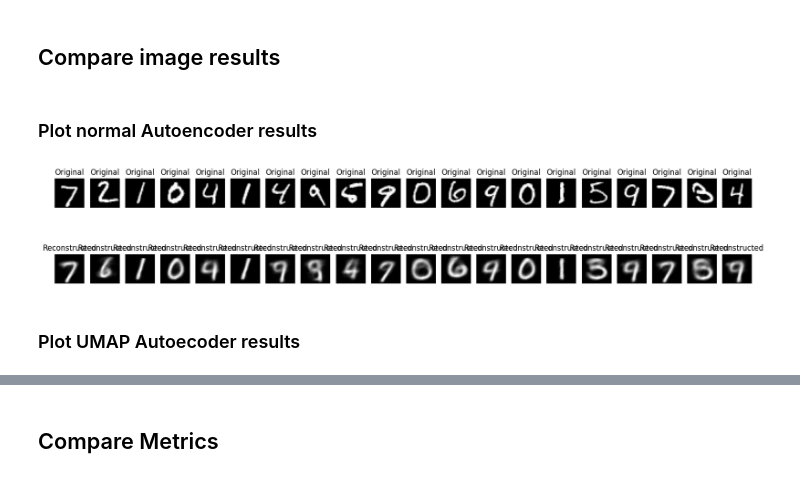
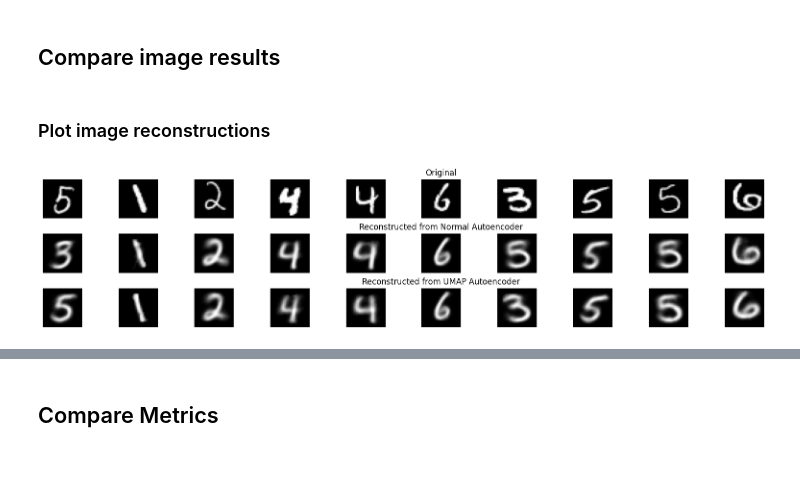
Before and after one commit to adrianlopezlanchares/umap-autoencoder, a Jupyter notebook: notebooks/umap-autoencoder-mnist.ipynb, the cells around one changed output, grey strips where cells are left out. Drawn from its saved outputs; the diff is of its cells as text; code cells hidden in the pictures.

Commit message:
improve notebook structure and test speeds

```diff
--- a/notebooks/umap-autoencoder-mnist.ipynb
+++ b/notebooks/umap-autoencoder-mnist.ipynb
@@ -184,31 +201,42 @@ Training complete.
 # %% [markdown]
 ## Compare image results
 # %% [markdown]
-### Plot normal Autoencoder results
+### Plot image reconstructions
 # %%
 # Plot example image and reconstructions
 normal_autoencoder.eval()
+umap_autoencoder.eval()
 with torch.no_grad():
     sample_images, _ = next(iter(flat_test_loader))
     sample_images = sample_images.to(device).float()
-    reconstructed = normal_autoencoder(sample_images).cpu().numpy()
+
+    normal_autoencoder_reconstructed = normal_autoencoder(sample_images).cpu().numpy()
+    umap_autoencoder_reconstructed = umap_autoencoder(sample_images).cpu().numpy()
+
     sample_images = sample_images.cpu().numpy()
-    n = 20
-    plt.figure(figsize=(20, 4))
-    for i in range(n):
-        # Original
-        ax = plt.subplot(2, n, i + 1)
-        plt.imshow(sample_images[i].reshape(28, 28), cmap="gray")
-        plt.title("Original")
-        plt.axis("off")
+    n = 10
 
-        # Reconstructed
-        ax = plt.subplot(2, n, i + 1 + n)
-        plt.imshow(reconstructed[i].reshape(28, 28), cmap="gray")
-        plt.title("Reconstructed")
-        plt.axis("off")
-    plt.show()
+    fig, ax = plt.subplots(3, n, figsize=(20, 4))
+for i in range(n):
+    # Original
+    ax[0, i].imshow(test_images[45 + i].reshape(28, 28), cmap="gray")
+    ax[0, i].axis("off")
+
+    # Reconstructed from Normal autoencoder
+    ax[1, i].imshow(
+        normal_autoencoder_reconstructed[45 + i].reshape(28, 28), cmap="gray"
+    )
+    ax[1, i].axis("off")
+
+    # Reconstructed from UMAP autoencoder
+    ax[2, i].imshow(umap_autoencoder_reconstructed[45 + i].reshape(28, 28), cmap="gray")
+    ax[2, i].axis("off")
+
+# Set titles
+ax[0, 5].set_title("Original")
+ax[1, 5].set_title("Reconstructed from Normal Autoencoder")
+ax[2, 5].set_title("Reconstructed from UMAP Autoencoder")
+plt.subplots_adjust(hspace=0.4)
+plt.show()
 # %% [output]
-[figure, old version]
+[figure, new version]
-# %% [markdown]
-### Plot UMAP Autoecoder results
```
Also changed, not shown: parts of 13 cells of this notebook.
